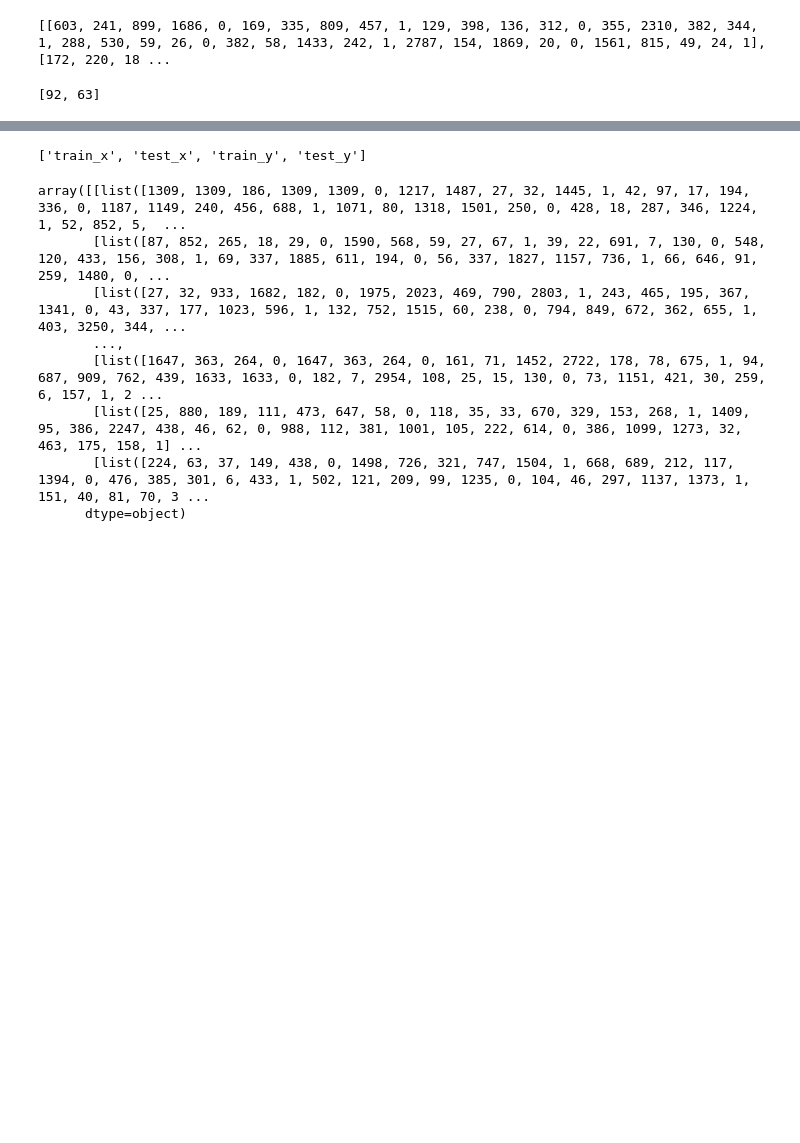
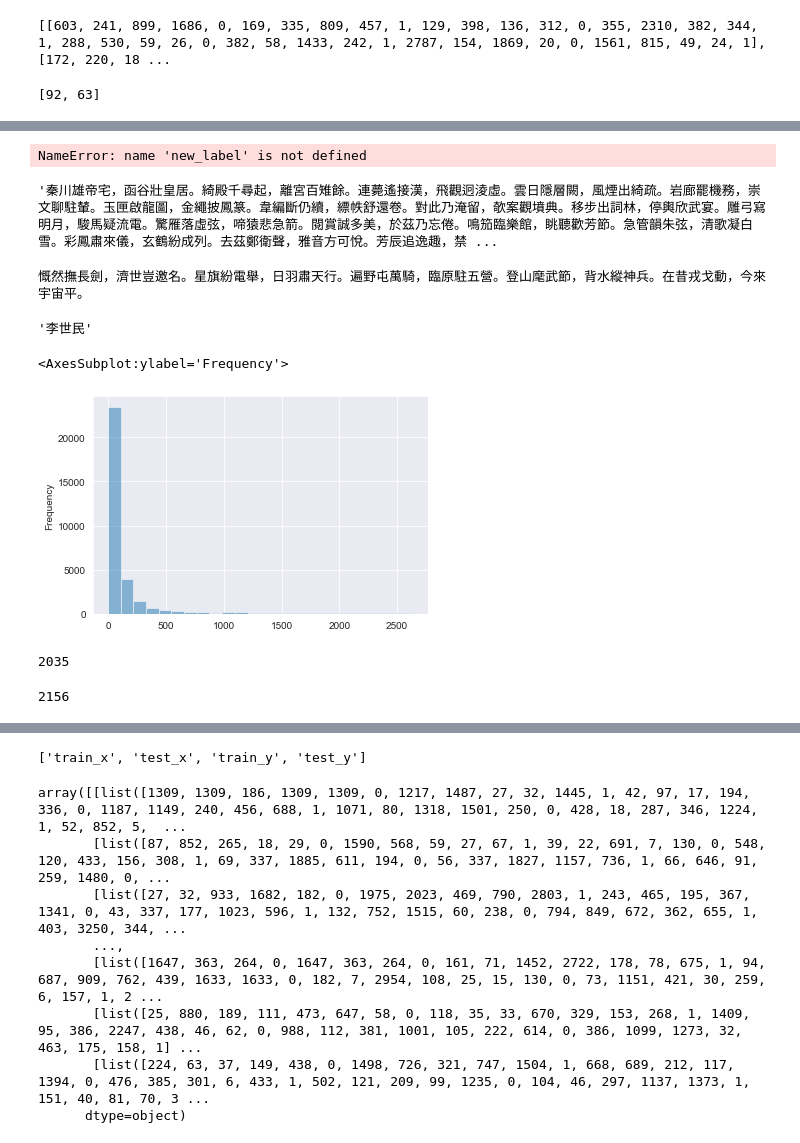
Before and after one commit to 2catycm/SUSTech-CS303_311-Artificial-Intelligence-Project, a Jupyter notebook: experiment/Project3 古诗词分类/EDA.ipynb, the cells around one changed output, grey strips where cells are left out. Cells and saved outputs as stored; diff of their text form; code cells hidden in the pictures; blank space fills up the shorter version.

```diff
--- a/experiment/Project3 古诗词分类/EDA.ipynb
+++ b/experiment/Project3 古诗词分类/EDA.ipynb
@@ -210,0 +158,9 @@ ValueError: setting an array element with a sequence. The requested array has an
+# %%
+import json
+with open('中文到整数转换表.json') as f:
+    j = json.load(f)
+    # print(j)
+    整数到中文转换表 = ['' for i in range(len(j))]
+    for (汉字, 数字) in j.items():
+        整数到中文转换表[数字] = 汉字
+整数到中文转换表
@@ -210,0 +185,4 @@ ValueError: setting an array element with a sequence. The requested array has an
+# %%
+def decode_poetry(num_array):
+    return "".join(map(整数到中文转换表.__getitem__, num_array))
+decode_poetry(new_data[10])
@@ -210,0 +218,56 @@ ValueError: setting an array element with a sequence. The requested array has an
+# %%
+def decode_poet(num):
+    return 整数到作者转换表[num]
+decode_poet(new_label[10])
+# %% [output]
+NameError: name 'new_label' is not defined
+# %%
+data = df[['content']].to_numpy() # 我觉得可以实验一下：单独使用标题的准确率和单独使用content的准确率，确定关系。
+label = df['author'].to_numpy()
+data[:5]
+decode_poetry(data[0][0])
+# %% [output]
+'秦川雄帝宅，函谷壯皇居。綺殿千尋起，離宮百雉餘。連薨遙接漢，飛觀迥淩虛。雲日隱層闕，風煙出綺疏。岩廊罷機務，崇文聊駐輦。玉匣啟龍圖，金繩披鳳篆。韋編斷仍續，縹帙舒還卷。對此乃淹留，欹案觀墳典。移步出詞林，停輿欣武宴。雕弓寫明月，駿馬疑流電。驚雁落虛弦，啼猿悲急箭。閱賞誠多美，於茲乃忘倦。鳴笳臨樂館，眺聽歡芳節。急管韻朱弦，清歌凝白雪。彩鳳肅來儀，玄鶴紛成列。去茲鄭衛聲，雅音方可悅。芳辰追逸趣，禁 ...
+# %%
+# 再去掉非格律诗，或者就不超过56个字吧
+七言律诗长度 = 7*8+1*8
+assert(len("相见时难别亦难，东风无力百花残。春蚕到死丝方尽，蜡炬成灰泪始干。晓镜但愁云鬓改，夜吟应觉月光寒。蓬山此去无多路，青鸟殷勤为探看。")==七言律诗长度)
+short_data = []
+short_data_label = []
+for i in range(len(data)):
+    s = decode_poetry(data[i][0])
+    if (len(s)<= 七言律诗长度):
+        short_data.append(data[i][0])
+        short_data_label.append(label[i])
+short_data[:5]
+print(decode_poetry(short_data[0]))
+decode_poet(short_data_label[0])
+# %% [output]
+慨然撫長劍，濟世豈邀名。星旗紛電舉，日羽肅天行。遍野屯萬騎，臨原駐五營。登山麾武節，背水縱神兵。在昔戎戈動，今來宇宙平。
+'李世民'
+# %%
+df2 = pd.DataFrame(short_data_label)
+df2.head()
+df2.describe()
+df2[0].plot.hist(bins=24, alpha=0.5)
+# %% [output]
+<AxesSubplot:ylabel='Frequency'>
+[figure, added]
+# %%
+from collections import Counter
+a = Counter(short_data_label)
+a = dict(a)
+# 一共两千多个(0-2631)诗人，有多少个写得诗少呢？
+c = 0
+# filter_value = 2 # 1429 居然有一半是诗人只传唱了一首诗？
+# filter_value = 20 # 2384
+# filter_value = 30 # 2434
+filter_value = 60 # 2498
+for 诗人 in set(short_data_label):
+    if a[诗人]<filter_value:
+        c+=1
+print(c)
+len(set(short_data_label))
+# %% [output]
+2035
+2156
```
Also changed, not shown: parts of 24 cells of this notebook, 2 other files.
